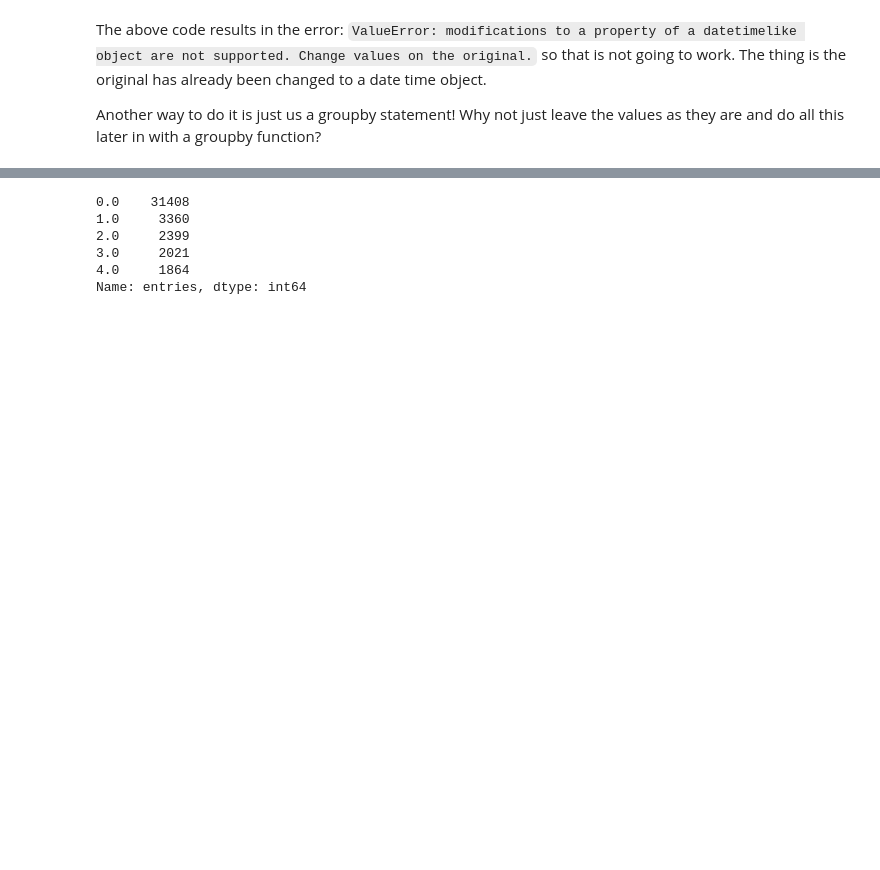
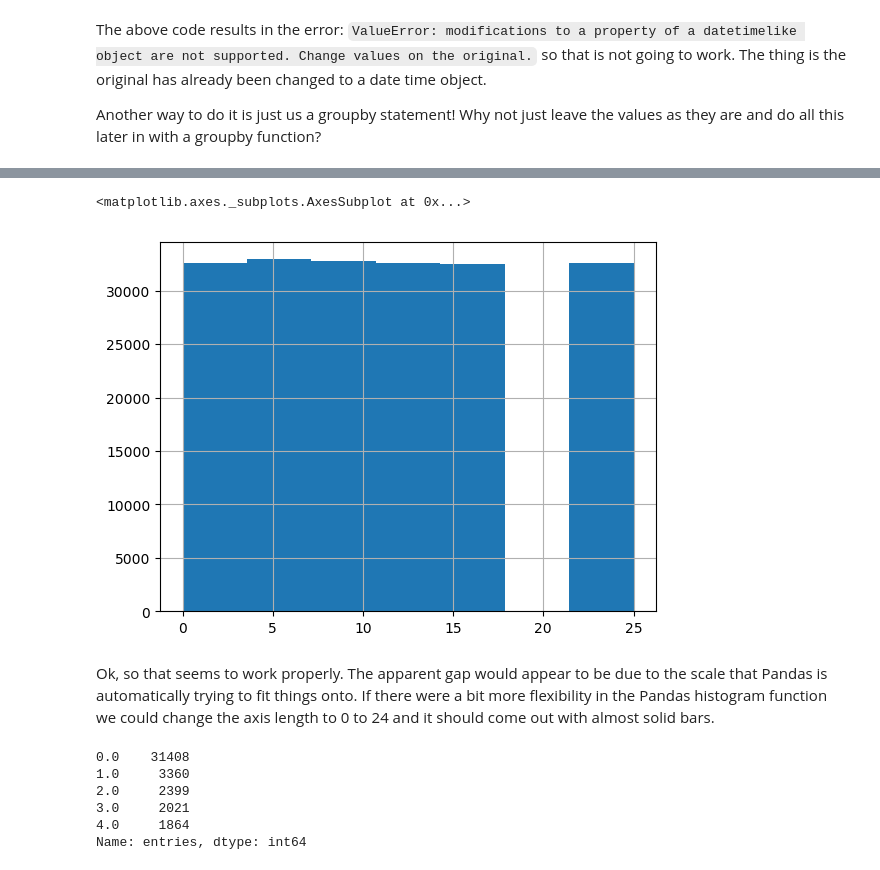
Before and after one commit to jonram91/MTAProject1, a Jupyter notebook: project_1_postBenson_MR.ipynb, the cells around one changed output, grey strips where cells are left out. Drawn from its saved outputs; the diff is of its cells as text; code cells hidden in the pictures; blank space fills up the shorter version.

```diff
--- a/project_1_postBenson_MR.ipynb
+++ b/project_1_postBenson_MR.ipynb
@@ -119,0 +135,12 @@ Another way to do it is just us a groupby statement! Why not just leave the valu
+# %%
+test_time['dt_hour_4'] = 25
+test_time.loc[(test_time['dt_hour'] >= 0) & (test_time['dt_hour'] < 4),'dt_hour_4'] = 0
+test_time.loc[(test_time['dt_hour'] >= 4) & (test_time['dt_hour'] < 8),'dt_hour_4'] = 4
+test_time.loc[(test_time['dt_hour'] >= 8) & (test_time['dt_hour'] < 12),'dt_hour_4'] = 8
+test_time.loc[(test_time['dt_hour'] >= 12) & (test_time['dt_hour'] < 16),'dt_hour_4'] = 12
+test_time.loc[(test_time['dt_hour'] >= 16) & (test_time['dt_hour'] < 20),'dt_hour_4'] = 16
+test_time.loc[(test_time['dt_hour'] >= 20) & (test_time['dt_hour'] < 0),'dt_hour_4'] = 20
+
+
+# print(test_time['dt_hour_4'])
+print(test_time.dt_hour_4.value_counts())
@@ -120,3 +155,10 @@ Another way to do it is just us a groupby statement! Why not just leave the valu
+# %%
+test_time.dt_hour_4.hist(bins=7)
+# %% [output]
+<matplotlib.axes._subplots.AxesSubplot at 0x...>
+[figure, added]
+# %% [markdown]
+Ok, so that seems to work properly. The apparent gap would appear to be due to the scale that Pandas is automatically trying to fit things onto. If there were a bit more flexibility in the Pandas histogram function we could change the axis length to 0 to 24 and it should come out with almost solid bars.
 # %%
 s = abs(test.sort_values(by=['station','linename','scp','date'])['entries'].diff())
 # %%
```
Also changed, not shown: parts of 5 cells of this notebook.
